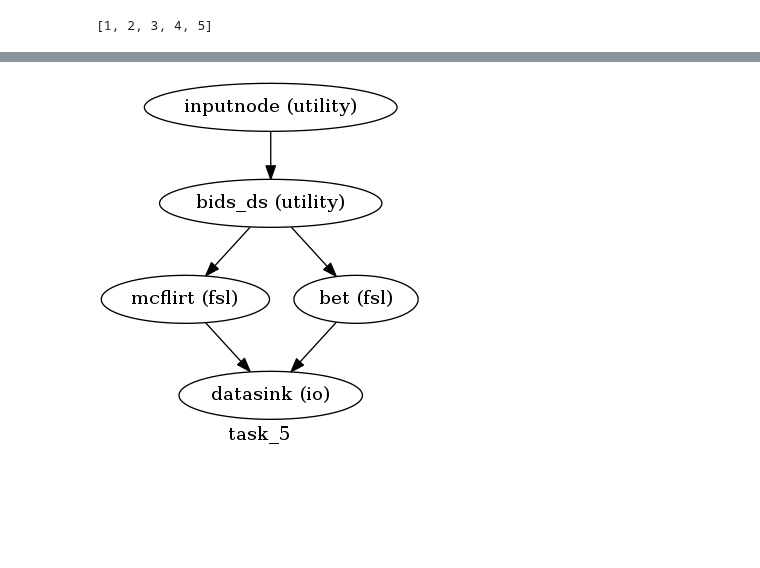
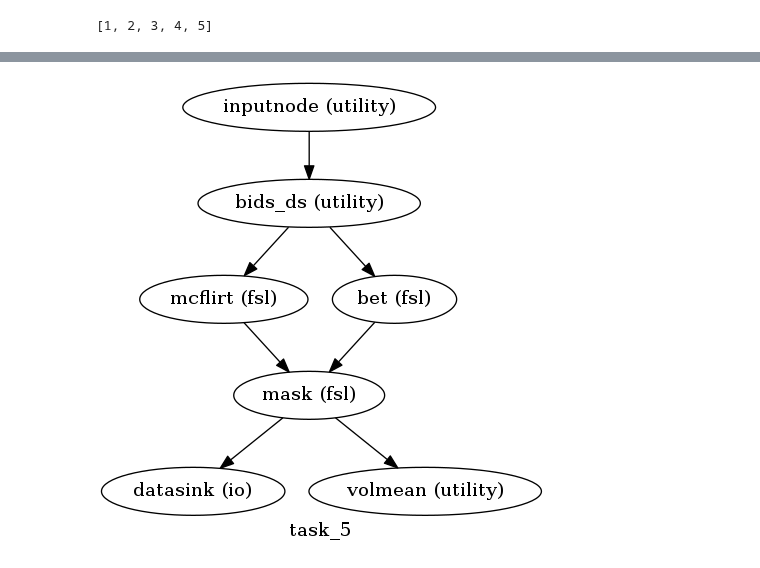
Before and after one commit to nipy/workshops, a Jupyter notebook: 170327-nipype/notebooks/nipype_101_tasks/Day4.ipynb, the cells around one changed output, grey strips where cells are left out. Drawn from its saved outputs; the diff is of its cells as text; code cells hidden in the pictures; blank space fills up the shorter version.

```diff
--- a/170327-nipype/notebooks/nipype_101_tasks/Day4.ipynb
+++ b/170327-nipype/notebooks/nipype_101_tasks/Day4.ipynb
@@ -168,20 +168,35 @@ def _flatten(inlist):
 print(_flatten([[1, 2], [3], [4, 5]]))
 # %% [output]
 [1, 2, 3, 4, 5]
+# %%
+def _vol_mean(in_file):
+    import nibabel as nb
+    import numpy as np
+    nii = nb.load(in_file)
+
+    data = nii.get_data()
+    voxvol = np.prod(nii.header.get_zooms()[:3])
+    volume = sum(data > 0) * voxvol
+
+    mean = data[data > 0].mean()
+
+    return volume, mean
 # %%
 from nipype.interfaces.utility import IdentityInterface, Rename
 from nipype.interfaces.io import DataSink
 
-inputs_node = Node(IdentityInterface(
-    fields=['subject_id']), name='inputnode'
-)
+inputs_node = Node(IdentityInterface(fields=['subject_id']), name='inputnode')
 bids_node = MapNode(Function(input_names=['subject_id', 'dataset_dir'], output_names=['t1w', 'epi'],
                              function=get_info),
                     name='bids_ds',
                     iterfield=['subject_id']
 )
-bet_node = MapNode(fsl.BET(), name='bet', iterfield=['in_file'])
+bet_node = MapNode(fsl.BET(functional=True, mask=True), name='bet', iterfield=['in_file'])
 mcflirt_node = MapNode(fsl.MCFLIRT(), name='mcflirt', iterfield=['in_file'])
+applymsk_node = MapNode(fsl.ApplyMask(), name='mask', iterfield=['in_file', 'mask_file'])
+
+volmean_node = MapNode(Function(input_names=['in_file'], output_names=['vol', 'mean'],
+                       function=_vol_mean), name='volmean', iterfield=['in_file'])
 
 ds_node = Node(DataSink(
     base_directory='/home/jovyan/work/workshops/170327-'
@@ -191,10 +206,13 @@ ds_node = Node(DataSink(
 wf = Workflow('task_5')
 wf.base_dir = 'nipypework'
 wf.connect(inputs_node, 'subject_id', bids_node, 'subject_id')
-wf.connect(bids_node, ('t1w', _flatten), bet_node, 'in_file')
+wf.connect(bids_node, ('epi', _flatten), bet_node, 'in_file')
 wf.connect(bids_node, ('epi', _flatten), mcflirt_node, 'in_file')
-wf.connect(bet_node, 'out_file', ds_node, 't1w')
-wf.connect(mcflirt_node, 'out_file', ds_node, 'epi')
+wf.connect(bet_node, 'mask_file', applymsk_node, 'mask_file')
+wf.connect(mcflirt_node, 'out_file', applymsk_node, 'in_file')
+wf.connect(applymsk_node, 'out_file', ds_node, 'epi')
+wf.connect(applymsk_node, 'out_file', volmean_node, 'in_file')
+
 
 Image(wf.write_graph())
 # %% [output]
@@ -202,5 +220,5 @@ Image(wf.write_graph())
          Generated workflow graph: nipypework/task_5/graph.dot.png (graph2use=hierarchical, simple_form=True).
-[figure, old version]
+[figure, new version]
 # %%
 # Time to run it
 wf.inputs.inputnode.subject_id = ['01', '02']
```
Also changed, not shown: parts of 6 cells of this notebook.
